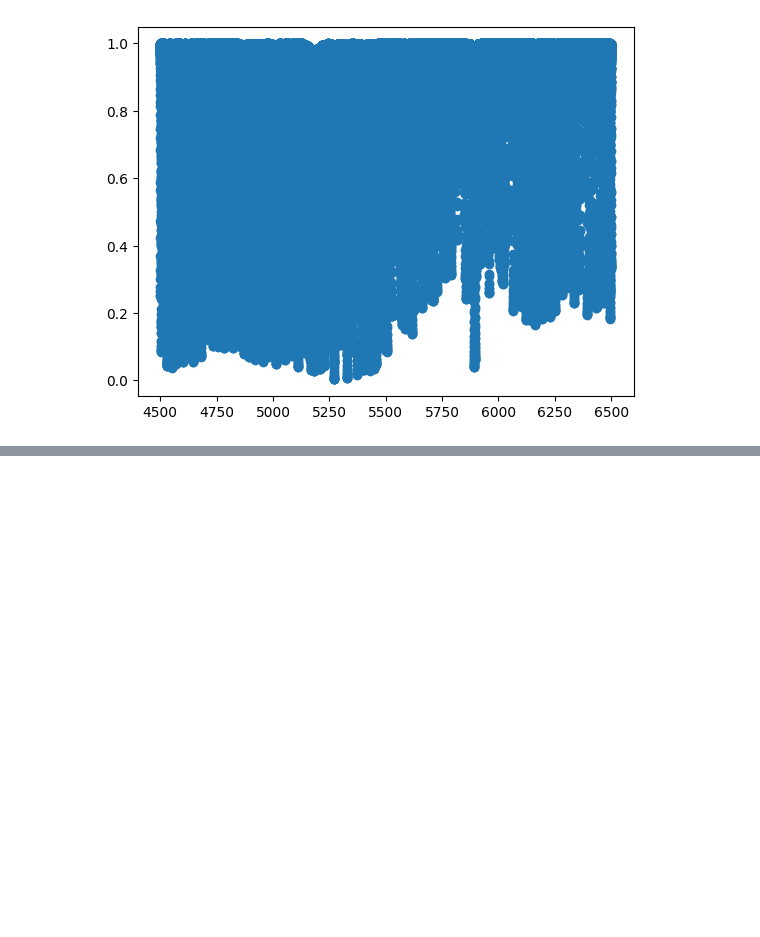
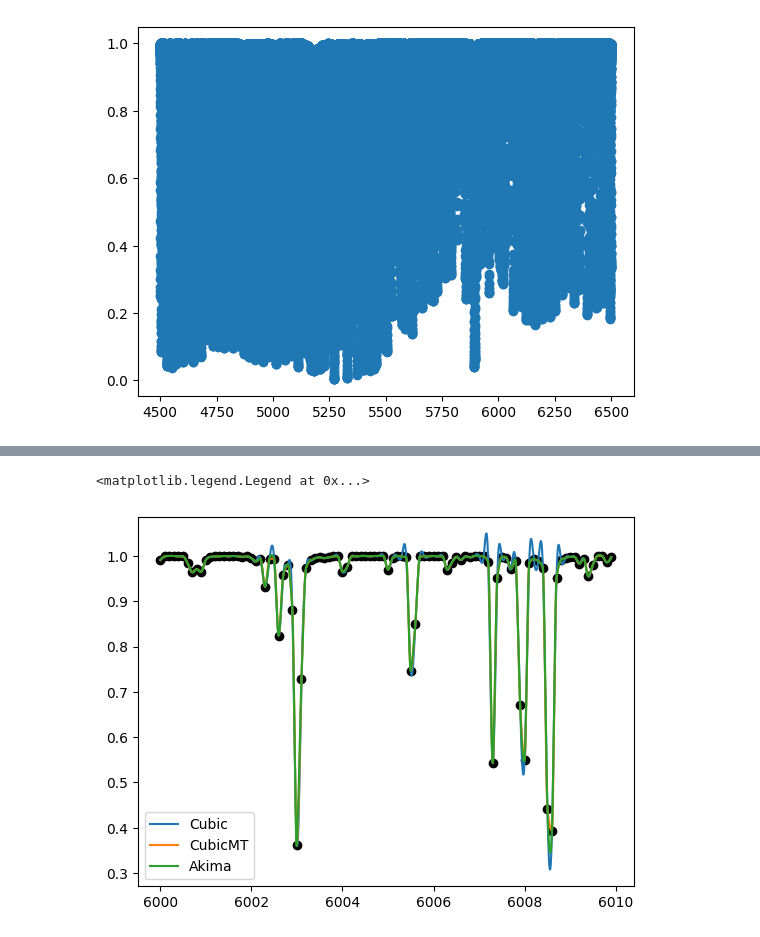
Before and after one commit to zhukgleb/synth_spectrum, a Jupyter notebook: Spine_spectrum.ipynb, the cells around one changed output, grey strips where cells are left out. Cells and saved outputs as stored; diff of their text form; code cells hidden in the pictures; blank space fills up the shorter version.

```diff
--- a/Spine_spectrum.ipynb
+++ b/Spine_spectrum.ipynb
@@ -16,6 +17,7 @@ def extract_data(path):
 # %%
 ang, flux, _ = extract_data(path2classic)
 ang_low, flux_low, _ = extract_data(path2low)
+ang_med, flux_med, _ = extract_data(path2med)
 # %%
 plt.scatter(ang, flux)
 # %% [output]
@@ -39,5 +37,12 @@ print(index_start)
 # %%
 ang = ang[index_start:index_end]
 ang_low = ang_low[index_start_low:index_end_low]
+ang_med = ang_med[index_start_med:index_end_med]
+
 flux = flux[index_start:index_end]
 flux_low = flux_low[index_start_low:index_end_low]
+flux_med = flux_med[index_start_med:index_end_med]
+print(f"From {start} to {end} Ang \n"
+      f"spectrum 1 {len(ang)} p \n"
+      f"spectrum 2 {len(ang_med)} p \n"
+      f"spectrum 3 {len(ang_low)} p")
@@ -49 +83,10 @@ plt.scatter(ang, flux)
+# %%
+plt.scatter(ang_med, flux_med, color="black")
+plt.plot(ang_int_med, y_cubicBC_med(ang_int_med), label="Cubic")
+plt.plot(ang_int_med, y_cubicMT_med(ang_int_med), label="CubicMT")
+plt.plot(ang_int_med, y_akima_med(ang_int_med), label="Akima")
+plt.legend()
+# %% [output]
+<matplotlib.legend.Legend at 0x...>
+[figure, added]
 # %%
```
Also changed, not shown: parts of 8 cells of this notebook, 3 other files.
